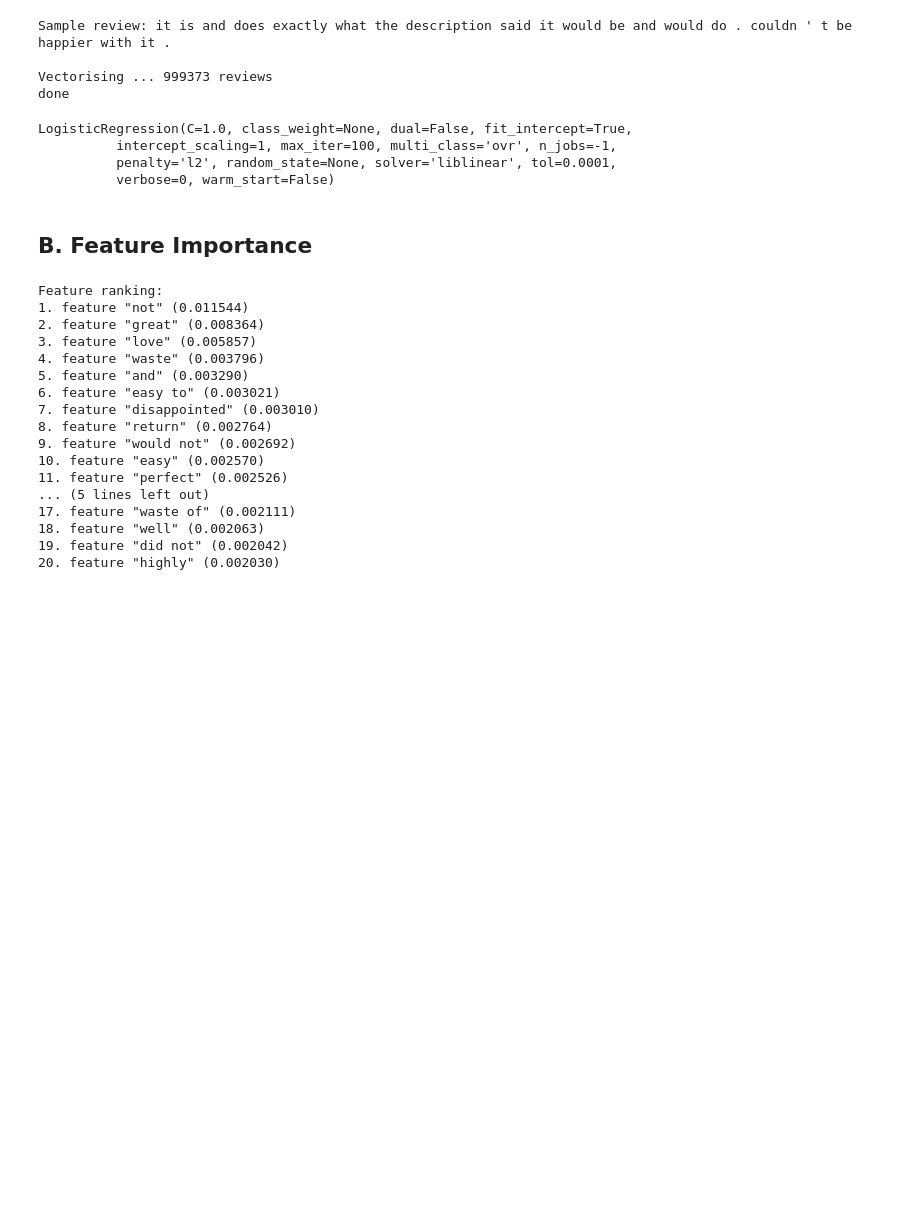
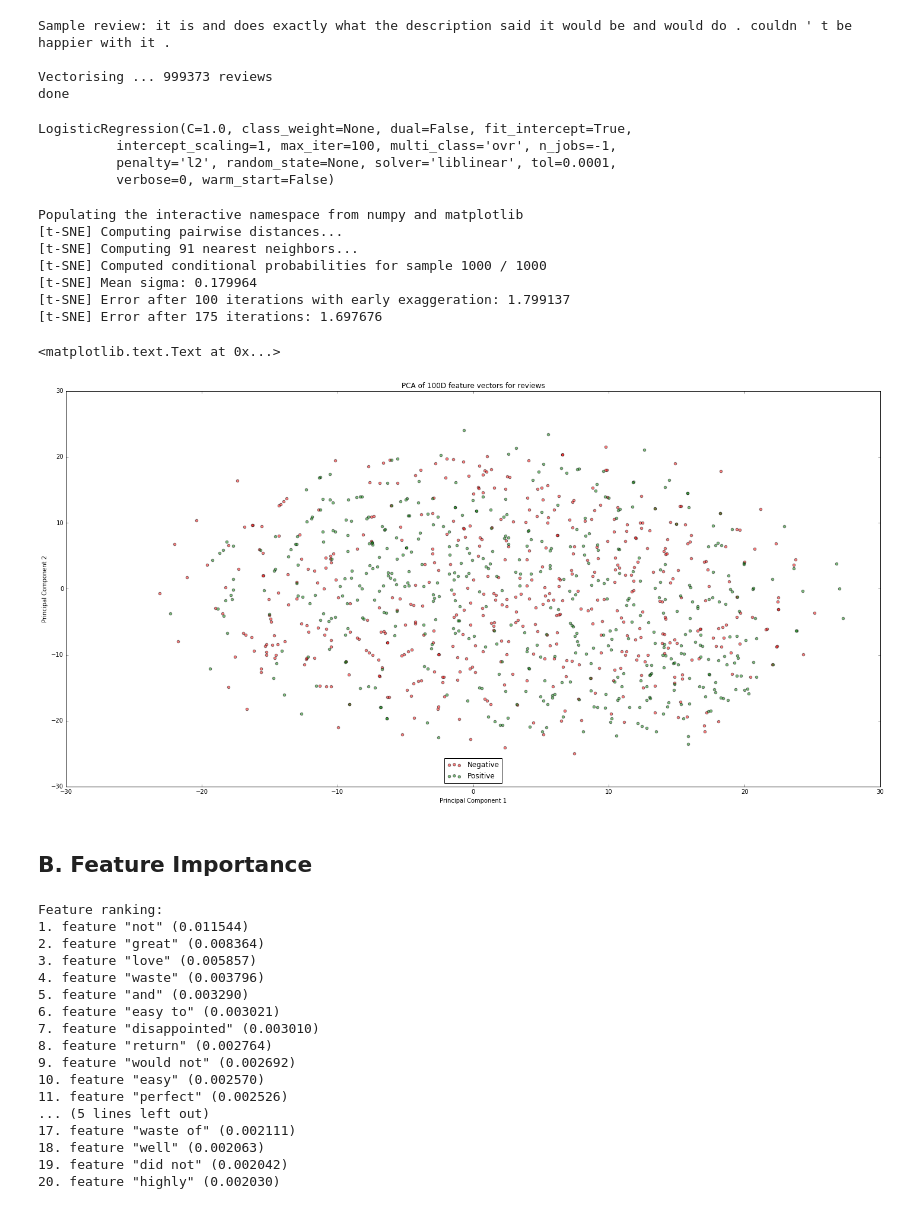
Before and after one commit to ilkarman/NLP-Sentiment, a Jupyter notebook: 01B - SciPy - TFIDF - Doc2Vec.ipynb, the cells around one changed output. Cells and saved outputs as stored; diff of their text form; code cells hidden in the pictures; blank space fills up the shorter version.

```diff
--- a/01B - SciPy - TFIDF - Doc2Vec.ipynb
+++ b/01B - SciPy - TFIDF - Doc2Vec.ipynb
@@ -80,6 +289,45 @@ LogisticRegression(C=1.0, class_weight=None, dual=False, fit_intercept=True,
           intercept_scaling=1, max_iter=100, multi_class='ovr', n_jobs=-1,
           penalty='l2', random_state=None, solver='liblinear', tol=0.0001,
           verbose=0, warm_start=False)
+# %%
+# Visualise the documents
+%pylab inline
+
+from sklearn.decomposition import PCA
+from sklearn.manifold import TSNE
+import matplotlib.pyplot as plt
+
+# Select 1000 examples to visualise
+idx = np.random.choice(np.arange(len(train_labels)), 1000, replace=False)
+
+X = train_data_features[idx].toarray()
+y = np.array(train_labels)[idx]
+
+#pca = PCA(n_components=50)
+#pca_50_r = pca.fit(X).transform(X)
+
+tsne = TSNE(n_components=2, verbose=1)
+X_r = tsne.fit_transform(X)
+
+plt.style.context('seaborn-whitegrid')
+plt.figure(figsize=(20,10))
+for c, i, target_name in zip("rg", [0, 1], ['Negative', 'Positive']):
+    plt.scatter(X_r[y == i, 0], X_r[y == i, 1], c=c, alpha=0.5, label=target_name)
+plt.xlabel('Principal Component 1')
+plt.ylabel('Principal Component 2')
+plt.legend(loc='lower center')
+plt.tight_layout()
+plt.title('PCA of 100D feature vectors for reviews')
+# %% [output]
+Populating the interactive namespace from numpy and matplotlib
+[t-SNE] Computing pairwise distances...
+[t-SNE] Computing 91 nearest neighbors...
+[t-SNE] Computed conditional probabilities for sample 1000 / 1000
+[t-SNE] Mean sigma: 0.179964
+[t-SNE] Error after 100 iterations with early exaggeration: 1.799137
+[t-SNE] Error after 175 iterations: 1.697676
+<matplotlib.text.Text at 0x...>
+[figure, added]
 # %% [markdown]
 ## B. Feature Importance
 # %%
```
Also changed, not shown: parts of 5 cells of this notebook, 3 other files.
